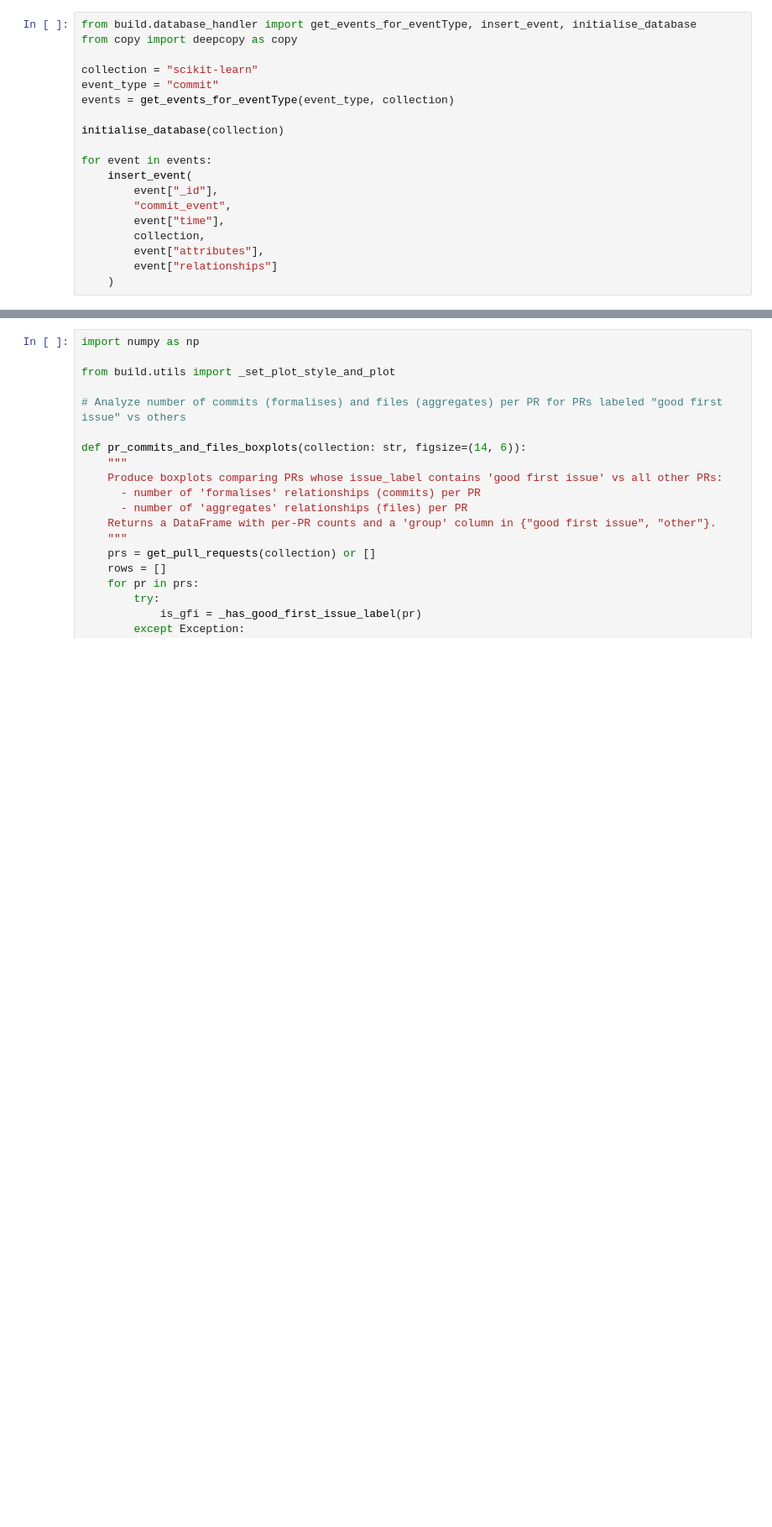
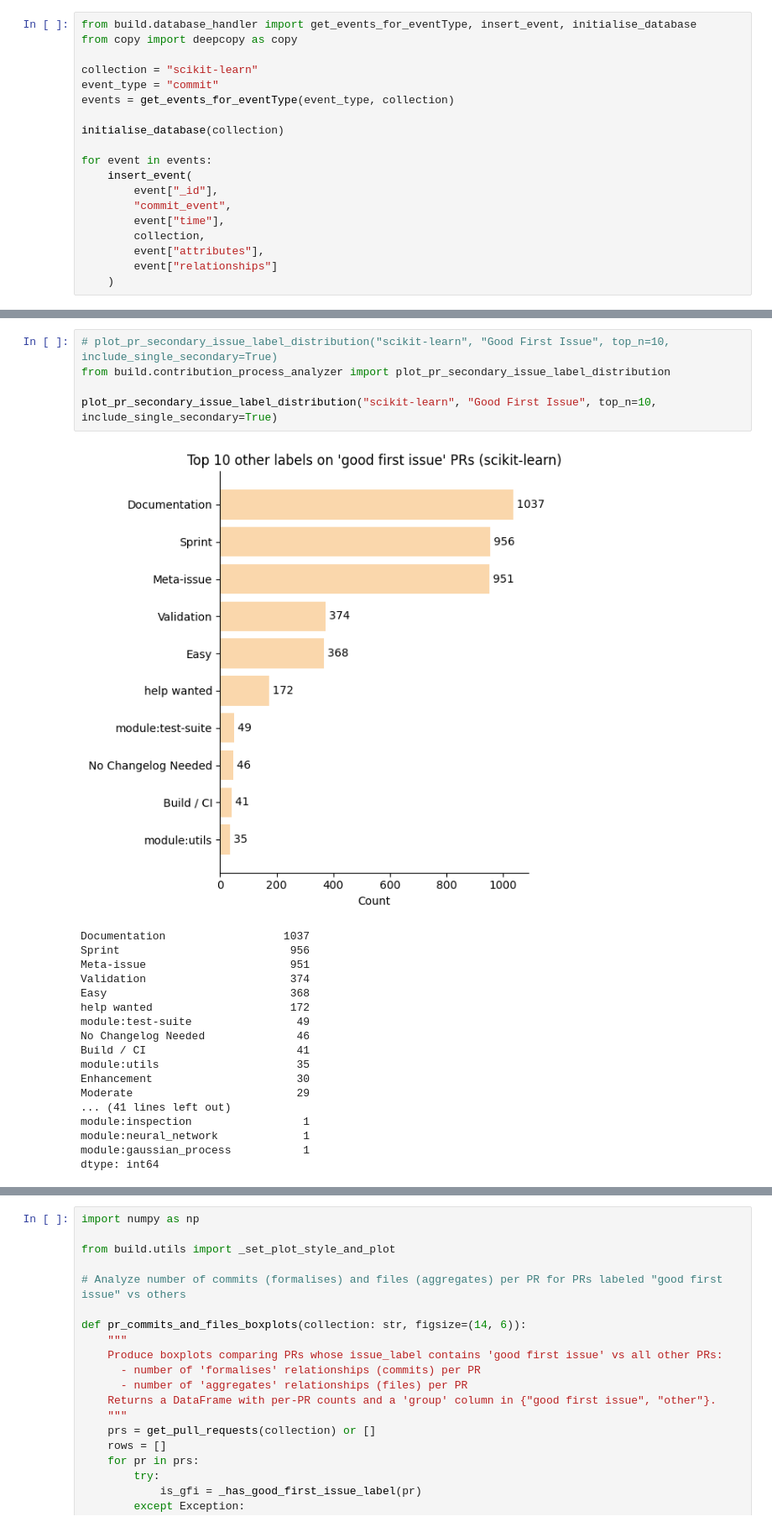
Before and after one commit to AlexS-1/Bachelor-Code, a Jupyter notebook: main.ipynb, the cells around one changed output, grey strips where cells are left out. Shown at 84% size. Cells and saved outputs as stored; diff of their text form; blank space fills up the shorter version.

```diff
--- a/main.ipynb
+++ b/main.ipynb
@@ -657,0 +562,24 @@ dtype: int64
+# %%
+# plot_pr_secondary_issue_label_distribution("scikit-learn", "Good First Issue", top_n=10, include_single_secondary=True)
+from build.contribution_process_analyzer import plot_pr_secondary_issue_label_distribution
+
+plot_pr_secondary_issue_label_distribution("scikit-learn", "Good First Issue", top_n=10, include_single_secondary=True)
+# %% [output]
+[figure, added]
+Documentation                  1037
+Sprint                          956
+Meta-issue                      951
+Validation                      374
+Easy                            368
+help wanted                     172
+module:test-suite                49
+No Changelog Needed              46
+Build / CI                       41
+module:utils                     35
+Enhancement                      30
+Moderate                         29
+... (41 lines left out)
+module:inspection                 1
+module:neural_network             1
+module:gaussian_process           1
+dtype: int64
```
Also changed, not shown: parts of 28 cells of this notebook, 6 other files.
